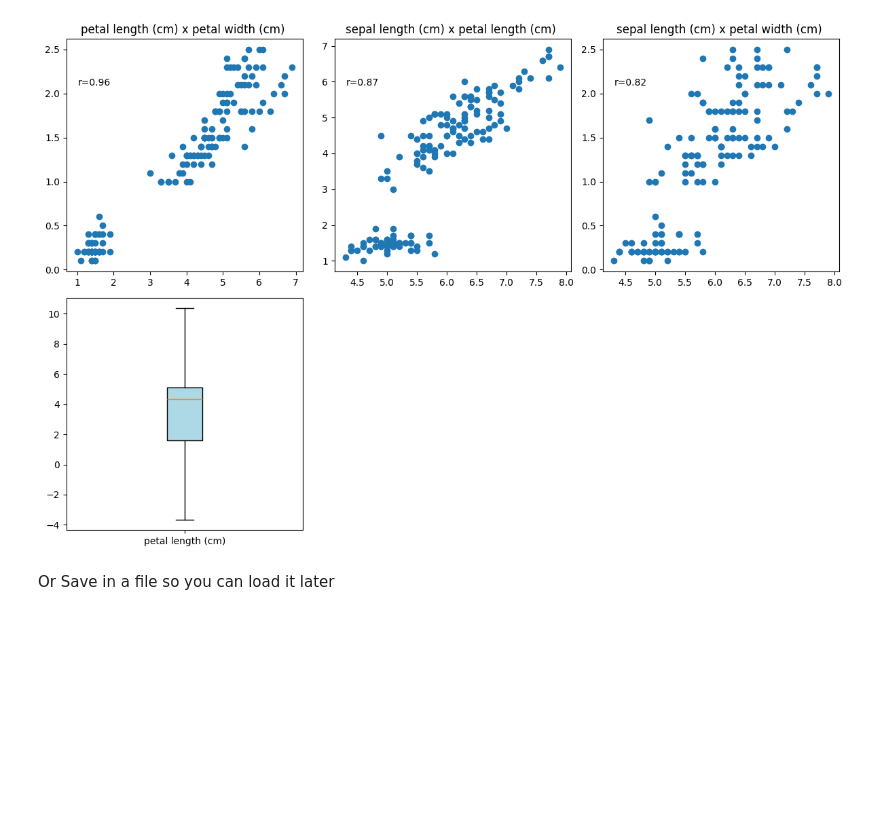
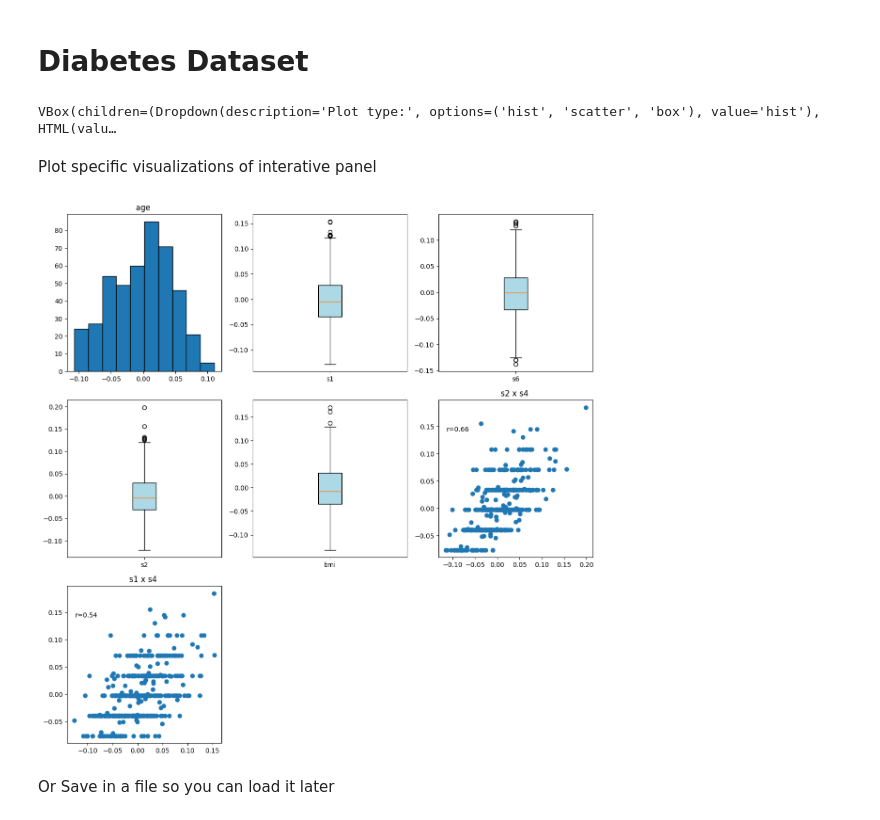
Before and after one commit to pradolucas/PGC, a Jupyter notebook: demo/demo.ipynb, the cells around one changed output. Cells and saved outputs as stored; diff of their text form; code cells hidden in the pictures; blank space fills up the shorter version.

```diff
--- a/demo/demo.ipynb
+++ b/demo/demo.ipynb
@@ -23,10 +11,19 @@ VBox(children=(Dropdown(description='Plot type:', options=('hist', 'scatter', 'b
+# %% [markdown]
+# Diabetes Dataset
+# %%
+diabetes = load_diabetes(return_X_y=True, as_frame=True)[0]
+diabetes = iDataFrame(diabetes)
+diabetes.render_with_widgets()
+# %% [output]
+VBox(children=(Dropdown(description='Plot type:', options=('hist', 'scatter', 'box'), value='hist'), HTML(valu…
+# %% [markdown]
+Plot specific visualizations of interative panel
 # %%
-## Saving selected plots
-save_dict = {'scatter': [0, 1, 2], 'box': [2]}
-selector_plt = iris.get_viz(save_dict)
+save_dict = {"hist": [0], "box": [1, 2, 3, 4], "scatter":[2,4]}
+selector_plt = diabetes.get_viz(save_dict)
 iDataFrame.plt_from_selector(selector_plt)
 # %% [output]
-[figure, old version]
+[figure, new version]
 # %% [markdown]
 Or Save in a file so you can load it later
 # %%
```
Also changed, not shown: parts of 25 cells of this notebook, 1 other file.
